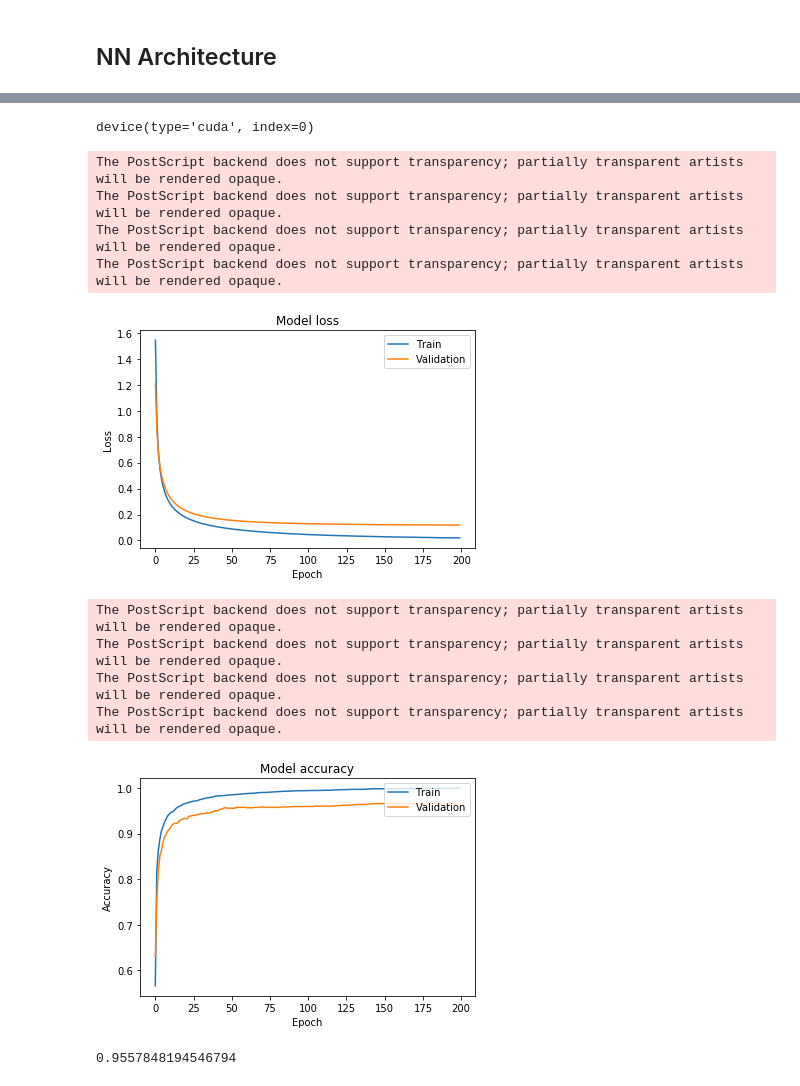
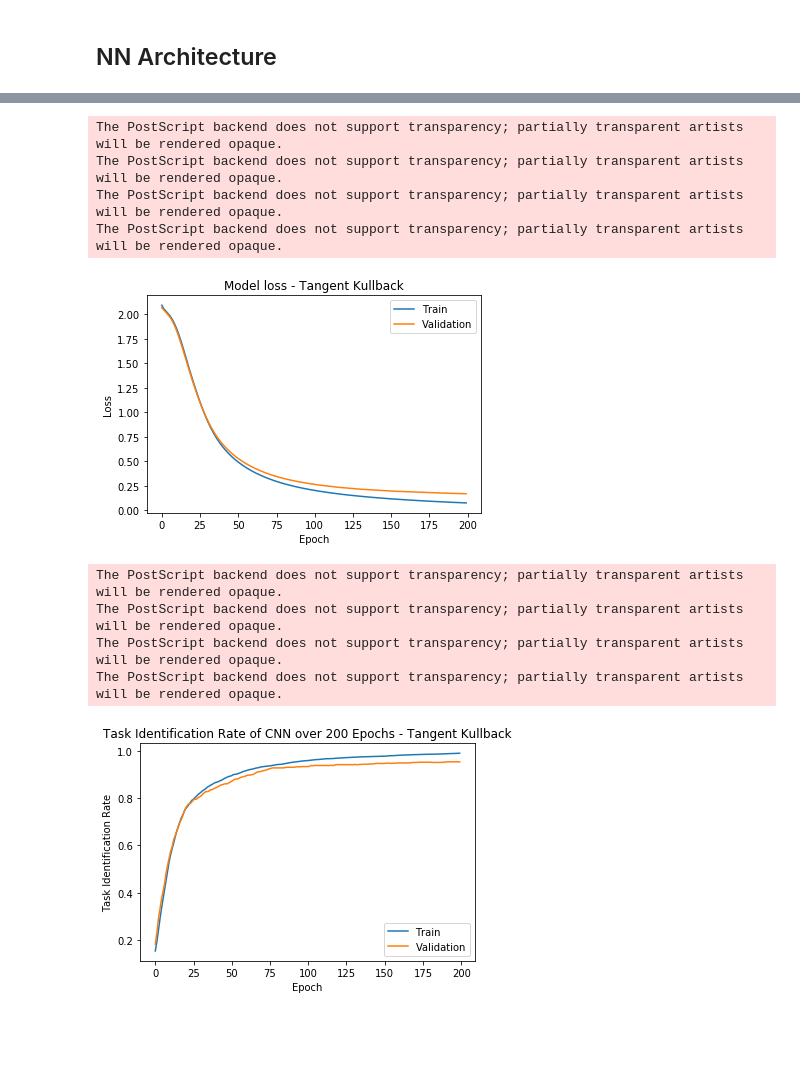
Before and after one commit to mwang29/fmri_learning, a Jupyter notebook: scripts/Schaefer CNN Demo.ipynb, the cells around one changed output, grey strips where cells are left out. Saved outputs shown, nothing was run; the diff lists cells and outputs as text; code cells hidden in the pictures; blank space fills up the shorter version.

Commit message:
train validation plots

```diff
--- a/scripts/Schaefer CNN Demo.ipynb
+++ b/scripts/Schaefer CNN Demo.ipynb
@@ -126,19 +126,19 @@ def qlog(q):
 # with open('../data/schaefer500.pickle', 'wb') as f:
 #     pickle.dump(all_FC, f, protocol=4)
 # %%
-parc = 200
+parc = 100
 
-# Original FCs
-with open(f'../data/schaefer{parc}.pickle', 'rb') as f:
-    all_FC = pickle.load(f)
-nSubj = int(all_FC.shape[0]/16)
-nFCs = int(all_FC.shape[0])
+# # Original FCs
+# with open(f'../data/schaefer/schaefer{parc}.pickle', 'rb') as f:
+#     all_FC = pickle.load(f)
+# nSubj = int(all_FC.shape[0]/16)
+# nFCs = int(all_FC.shape[0])
 
-# PCA Reconstructed FCs
-# all_FC, cumsum = pca_recon(all_FC, 0.01)
+# # PCA Reconstructed FCs
+# all_FC, cumsum = pca_recon(all_FC, 0.012)
 
 # Tangent FCs
-with open(f'../data/tangent_fcs/schaefer{parc}_euclid.pickle', 'rb') as f:
+with open(f'../data/tangent_fcs/schaefer/schaefer{parc}_kullback_sym.pickle', 'rb') as f:
     all_FC = pickle.load(f)
 # %%
 all_FC.shape
@@ -351,7 +350,5 @@ KeyboardInterrupt:
 # %%
 local_batch.device
-# %% [output]
-device(type='cuda', index=0)
 # %%
 torch.save(model.state_dict(), "../trained_models/schaefer200_pca")
 # %%
@@ -371,37 +368,35 @@ with torch.set_grad_enabled(False):
 # %%
 plt.plot(history['loss'])
 plt.plot(history['val_loss'])
-plt.title('Model loss')
+plt.title('Model loss - Tangent Kullback')
 plt.ylabel('Loss')
 plt.xlabel('Epoch')
 plt.legend(['Train', 'Validation'], loc='upper right')
-plt.savefig('../results/tasks/train_loss_curve.eps', bbox_inches='tight', transparent=True)
+plt.savefig('../results/tasks/loss_kullback_sym.eps', bbox_inches='tight', transparent=True)
 plt.show()
 # %% [output]
 The PostScript backend does not support transparency; partially transparent artists will be rendered opaque.
 The PostScript backend does not support transparency; partially transparent artists will be rendered opaque.
 The PostScript backend does not support transparency; partially transparent artists will be rendered opaque.
 The PostScript backend does not support transparency; partially transparent artists will be rendered opaque.
-[figure, old version]
+[figure, new version]
 # %%
 plt.plot(history['acc'])
 plt.plot(history['val_acc'])
-plt.title('Model accuracy')
-plt.ylabel('Accuracy')
+plt.title('Task Identification Rate of CNN over 200 Epochs - Tangent Kullback')
+plt.ylabel('Task Identification Rate')
 plt.xlabel('Epoch')
-plt.legend(['Train', 'Validation'], loc='upper right')
-plt.savefig('../results/tasks/train_val_accuracy.eps', bbox_inches='tight', transparent=True)
+plt.legend(['Train', 'Validation'], loc='lower right')
+plt.savefig('../results/tasks/rate_kullback_sym.eps', bbox_inches='tight', transparent=True)
 plt.show()
 # %% [output]
 The PostScript backend does not support transparency; partially transparent artists will be rendered opaque.
 The PostScript backend does not support transparency; partially transparent artists will be rendered opaque.
 The PostScript backend does not support transparency; partially transparent artists will be rendered opaque.
 The PostScript backend does not support transparency; partially transparent artists will be rendered opaque.
-[figure, old version]
+[figure, new version]
 # %%
 test_acc
-# %% [output]
-0.9557848194546794
 # %%
 test_labels = labels[test_idx]
 with torch.set_grad_enabled(False):
```
Also changed, not shown: parts of 5 cells of this notebook, 14 other files.
